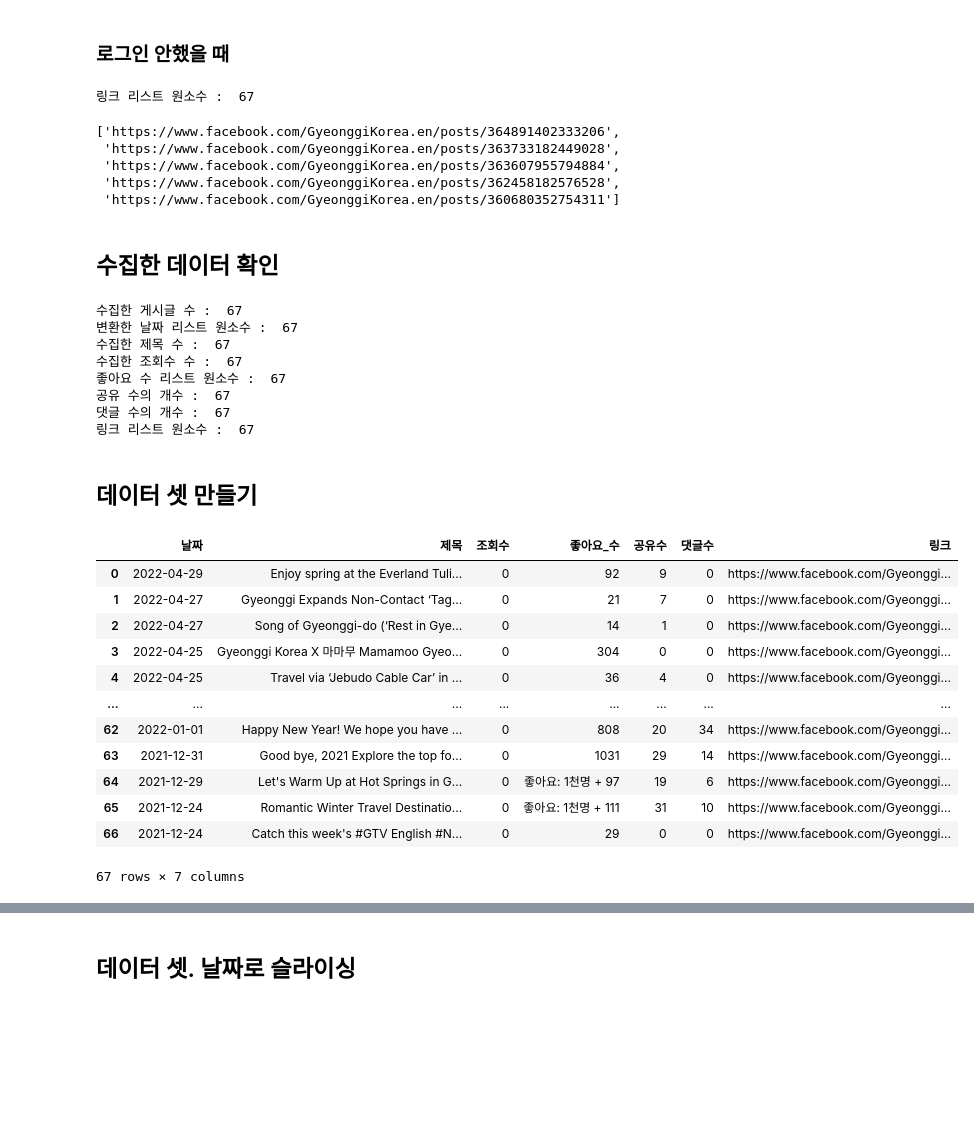
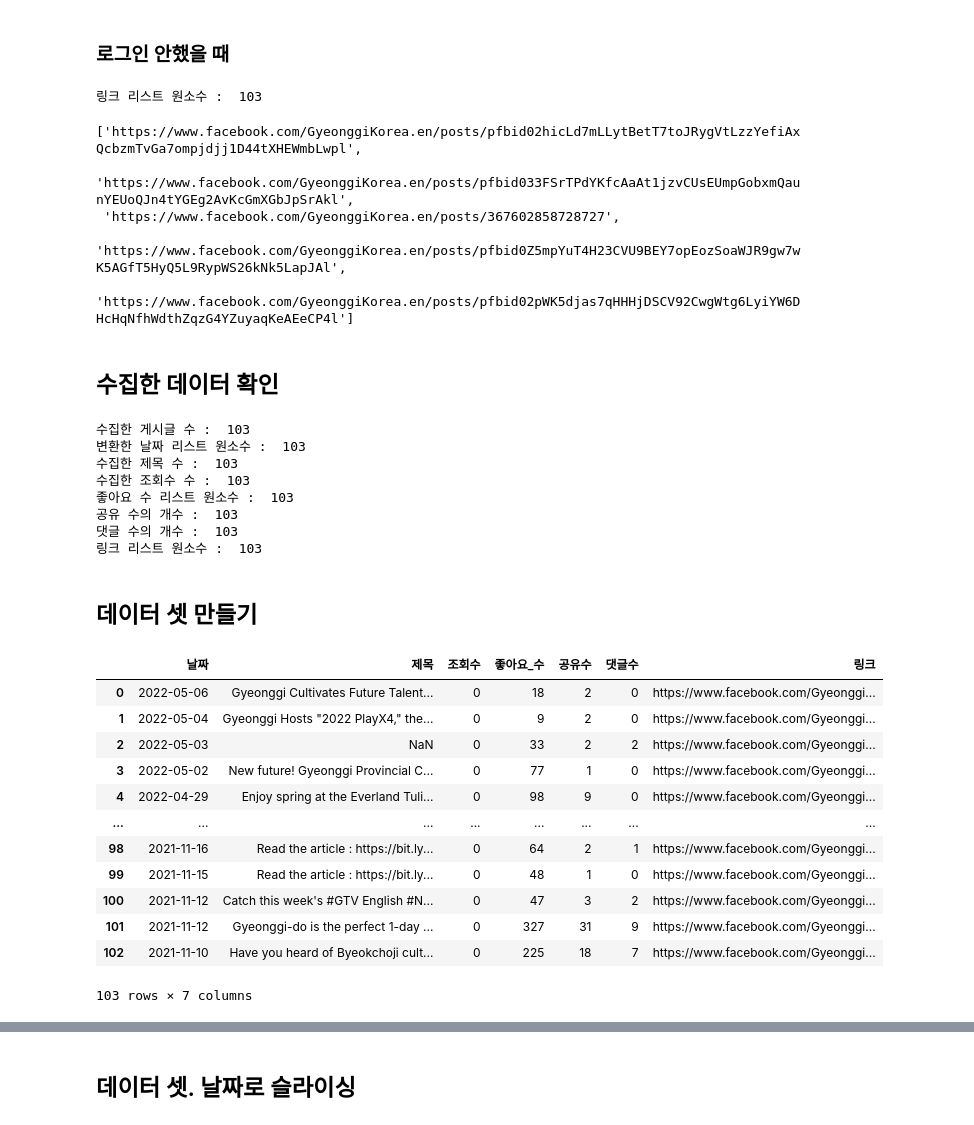
Before and after one commit to kbjung/Wantreez, a Jupyter notebook: Crawling/gyeonggido/facebook_crawling.ipynb, the cells around one changed output, grey strips where cells are left out. Drawn from its saved outputs; the diff is of its cells as text; code cells hidden in the pictures; blank space fills up the shorter version.

```diff
--- a/Crawling/gyeonggido/facebook_crawling.ipynb
+++ b/Crawling/gyeonggido/facebook_crawling.ipynb
@@ -64,7 +65,8 @@ num_date_list = []
 for one in div:
     raw_date_info = one.find_all('div', 'qzhwtbm6 knvmm38d')[1]
     # raw_date = raw_date_info.find('a', 'oajrlxb2 g5ia77u1 qu0x051f esr5mh6w e9989ue4 r7d6kgcz rq0escxv nhd2j8a9 nc684nl6 p7hjln8o kvgmc6g5 cxmmr5t8 oygrvhab hcukyx3x jb3vyjys rz4wbd8a qt6c0cv9 a8nywdso i1ao9s8h esuyzwwr f1sip0of lzcic4wl gmql0nx0 gpro0wi8 b1v8xokw').attrs['aria-label']
-    raw_date = raw_date_info.find('a').attrs['aria-label']
+    # raw_date = raw_date_info.find('a').attrs['aria-label']
+    raw_date = raw_date_info.find('a').text
 
     # # 날짜 형식 변환해서 리스트로 저장
     if ('시간' in raw_date) or ('분' in raw_date):
@@ -120,10 +122,11 @@ num_date_list[:5]
 # 글 제목 수집
 title_list = []
 for one in div:
-    raw_title = one.find('div', 'kvgmc6g5 cxmmr5t8 oygrvhab hcukyx3x c1et5uql ii04i59q')
-    if raw_title == None:
-        raw_title = one.find('div', 'kvgmc6g5 cxmmr5t8 oygrvhab hcukyx3x c1et5uql')
-    title = raw_title.text
+    try:
+        raw_title = one.find('div', 'kvgmc6g5 cxmmr5t8 oygrvhab hcukyx3x c1et5uql ii04i59q').text
+    except:
+        raw_title = nan
+    title = raw_title
     title_list.append(title)
 
 print("수집한 제목 수 : ", len(title_list))
@@ -277,15 +280,15 @@ for one in div:
 
 print('링크 리스트 원소수 : ',len(link_list))
 # %% [output]
-링크 리스트 원소수 :  67
+링크 리스트 원소수 :  103
 # %%
 link_list[:5]
 # %% [output]
-['https://www.facebook.com/GyeonggiKorea.en/posts/364891402333206',
- 'https://www.facebook.com/GyeonggiKorea.en/posts/363733182449028',
- 'https://www.facebook.com/GyeonggiKorea.en/posts/363607955794884',
- 'https://www.facebook.com/GyeonggiKorea.en/posts/362458182576528',
- 'https://www.facebook.com/GyeonggiKorea.en/posts/360680352754311']
+['https://www.facebook.com/GyeonggiKorea.en/posts/pfbid02hicLd7mLLytBetT7toJRygVtLzzYefiAxQcbzmTvGa7ompjdjj1D44tXHEWmbLwpl',
+ 'https://www.facebook.com/GyeonggiKorea.en/posts/pfbid033FSrTPdYKfcAaAt1jzvCUsEUmpGobxmQaunYEUoQJn4tYGEg2AvKcGmXGbJpSrAkl',
+ 'https://www.facebook.com/GyeonggiKorea.en/posts/367602858728727',
+ 'https://www.facebook.com/GyeonggiKorea.en/posts/pfbid0Z5mpYuT4H23CVU9BEY7opEozSoaWJR9gw7wK5AGfT5HyQ5L9RypWS26kNk5LapJAl',
+ 'https://www.facebook.com/GyeonggiKorea.en/posts/pfbid02pWK5djas7qHHHjDSCV92CwgWtg6LyiYW6DHcHqNfhWdthZqzG4YZuyaqKeAEeCP4l']
 # %% [markdown]
 ## 수집한 데이터 확인
 # %%
@@ -298,32 +301,32 @@ print("공유 수의 개수 : ", len(num_share_list))
 print("댓글 수의 개수 : ", len(num_comment_list))
 print('링크 리스트 원소수 : ',len(link_list))
 # %% [output]
-수집한 게시글 수 :  67
-변환한 날짜 리스트 원소수 :  67
-수집한 제목 수 :  67
-수집한 조회수 수 :  67
-좋아요 수 리스트 원소수 :  67
-공유 수의 개수 :  67
-댓글 수의 개수 :  67
-링크 리스트 원소수 :  67
+수집한 게시글 수 :  103
+변환한 날짜 리스트 원소수 :  103
+수집한 제목 수 :  103
+수집한 조회수 수 :  103
+좋아요 수 리스트 원소수 :  103
+공유 수의 개수 :  103
+댓글 수의 개수 :  103
+링크 리스트 원소수 :  103
 # %% [markdown]
 ## 데이터 셋 만들기
 # %%
 # 수집 데이터를 데이터 셋으로 만들기
-df = {'날짜':num_date_list, '제목':title_list, '조회수':num_view_list, '좋아요_수':num_like_list, '공유수':num_share_list, '댓글수':num_comment_list, '링크':link_list}
-data = pd.DataFrame(df)
-data
+dict = {'날짜':num_date_list, '제목':title_list, '조회수':num_view_list, '좋아요_수':num_like_list, '공유수':num_share_list, '댓글수':num_comment_list, '링크':link_list}
+df = pd.DataFrame(dict)
+df
 # %% [output]
 |  | 날짜 | 제목 | 조회수 | 좋아요_수 | 공유수 | 댓글수 | 링크 |
-| 0 | 2022-04-29 | Enjoy spring at the Everland Tuli... | 0 | 92 | 9 | 0 | https://www.facebook.com/Gyeonggi... |
-| 1 | 2022-04-27 | Gyeonggi Expands Non-Contact ‘Tag... | 0 | 21 | 7 | 0 | https://www.facebook.com/Gyeonggi... |
-| 2 | 2022-04-27 | Song of Gyeonggi-do (‘Rest in Gye... | 0 | 14 | 1 | 0 | https://www.facebook.com/Gyeonggi... |
-| 3 | 2022-04-25 | Gyeonggi Korea X 마마무 Mamamoo Gyeo... | 0 | 304 | 0 | 0 | https://www.facebook.com/Gyeonggi... |
-| 4 | 2022-04-25 | Travel via ‘Jebudo Cable Car’ in ... | 0 | 36 | 4 | 0 | https://www.facebook.com/Gyeonggi... |
+| 0 | 2022-05-06 | Gyeonggi Cultivates Future Talent... | 0 | 18 | 2 | 0 | https://www.facebook.com/Gyeonggi... |
+| 1 | 2022-05-04 | Gyeonggi Hosts "2022 PlayX4," the... | 0 | 9 | 2 | 0 | https://www.facebook.com/Gyeonggi... |
+| 2 | 2022-05-03 | NaN | 0 | 33 | 2 | 2 | https://www.facebook.com/Gyeonggi... |
+| 3 | 2022-05-02 | New future! Gyeonggi Provincial C... | 0 | 77 | 1 | 0 | https://www.facebook.com/Gyeonggi... |
+| 4 | 2022-04-29 | Enjoy spring at the Everland Tuli... | 0 | 98 | 9 | 0 | https://www.facebook.com/Gyeonggi... |
 | ... | ... | ... | ... | ... | ... | ... | ... |
-| 62 | 2022-01-01 | Happy New Year! We hope you have ... | 0 | 808 | 20 | 34 | https://www.facebook.com/Gyeonggi... |
-| 63 | 2021-12-31 | Good bye, 2021 Explore the top fo... | 0 | 1031 | 29 | 14 | https://www.facebook.com/Gyeonggi... |
-| 64 | 2021-12-29 | Let's Warm Up at Hot Springs in G... | 0 | 좋아요: 1천명 + 97 | 19 | 6 | https://www.facebook.com/Gyeonggi... |
-| 65 | 2021-12-24 | Romantic Winter Travel Destinatio... | 0 | 좋아요: 1천명 + 111 | 31 | 10 | https://www.facebook.com/Gyeonggi... |
-| 66 | 2021-12-24 | Catch this week's #GTV English #N... | 0 | 29 | 0 | 0 | https://www.facebook.com/Gyeonggi... |
+| 98 | 2021-11-16 | Read the article : https://bit.ly... | 0 | 64 | 2 | 1 | https://www.facebook.com/Gyeonggi... |
+| 99 | 2021-11-15 | Read the article : https://bit.ly... | 0 | 48 | 1 | 0 | https://www.facebook.com/Gyeonggi... |
+| 100 | 2021-11-12 | Catch this week's #GTV English #N... | 0 | 47 | 3 | 2 | https://www.facebook.com/Gyeonggi... |
+| 101 | 2021-11-12 | Gyeonggi-do is the perfect 1-day ... | 0 | 327 | 31 | 9 | https://www.facebook.com/Gyeonggi... |
+| 102 | 2021-11-10 | Have you heard of Byeokchoji cult... | 0 | 225 | 18 | 7 | https://www.facebook.com/Gyeonggi... |
-67 rows × 7 columns
+103 rows × 7 columns
```
Also changed, not shown: parts of 20 cells of this notebook, 2 other files.
